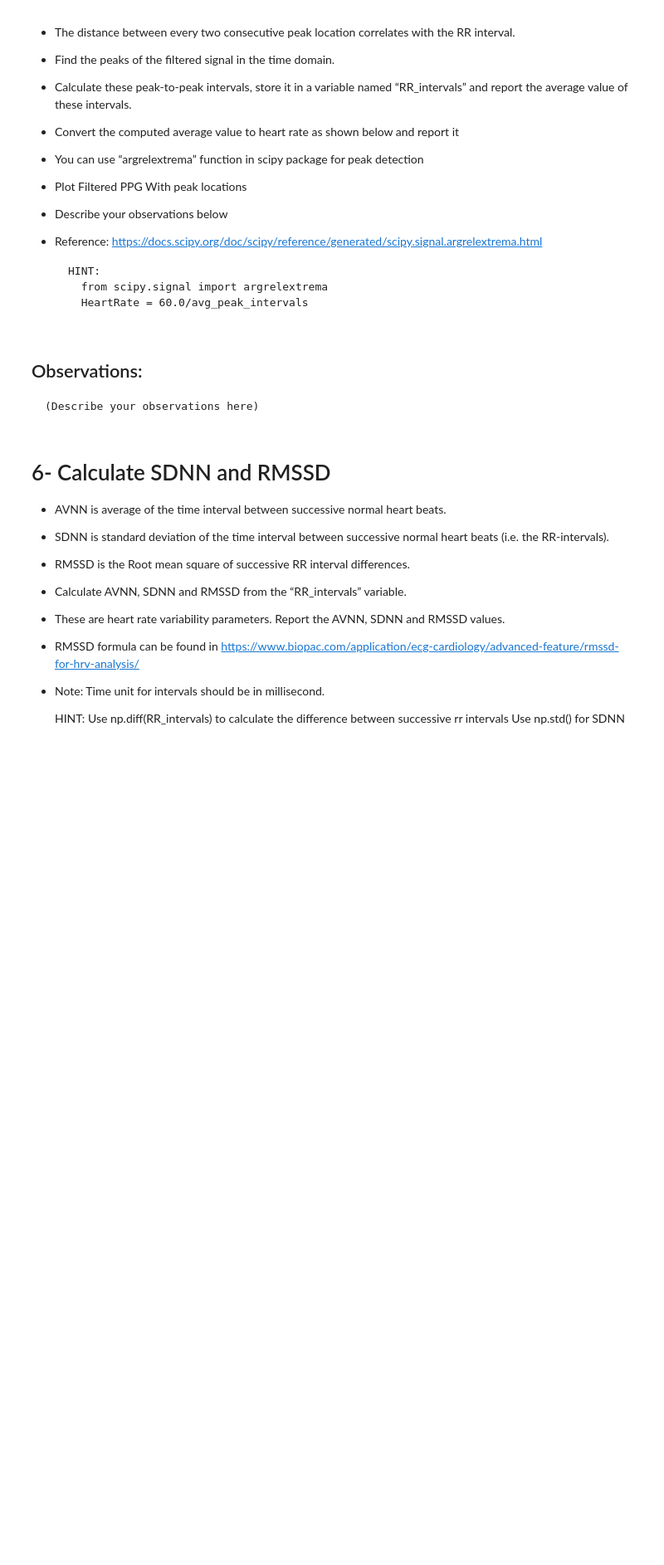
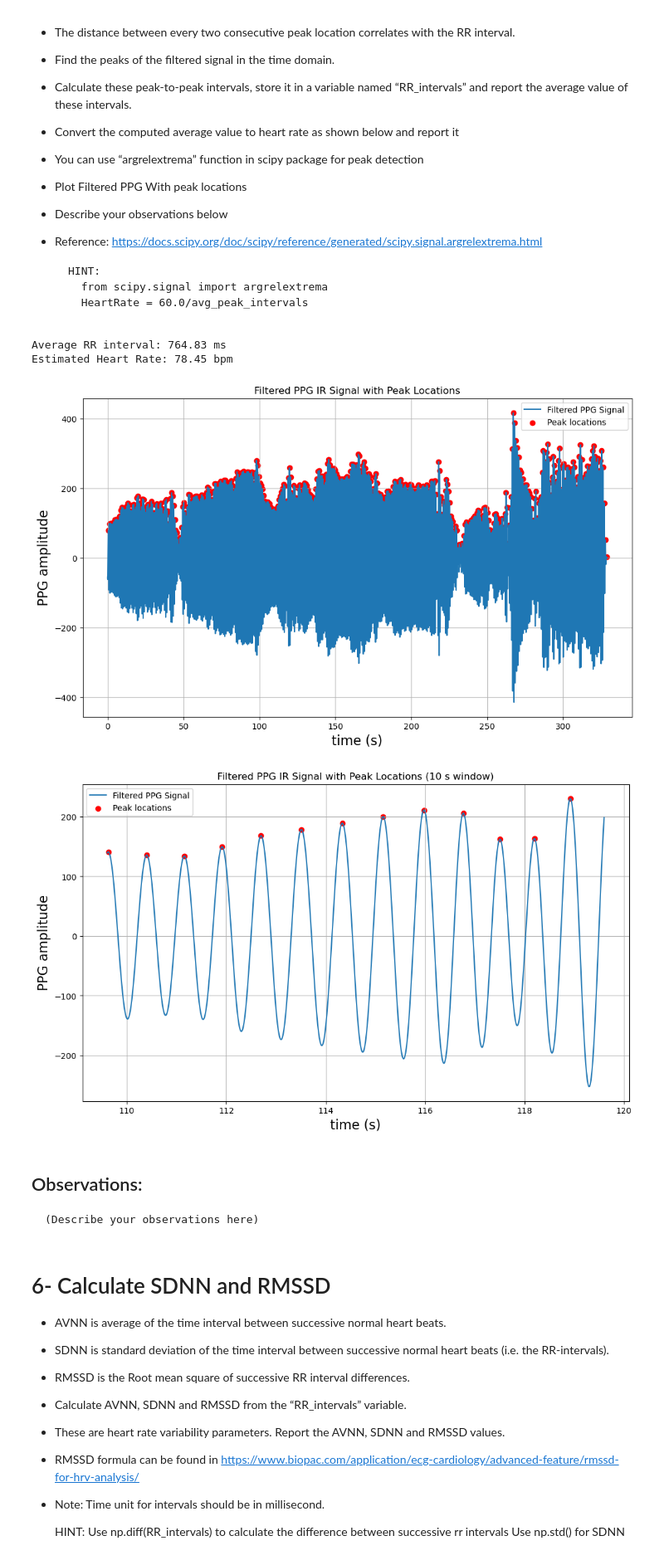
Before and after one commit to jtnorr/DTEK0042-ex-3, a Jupyter notebook: DTEK0042_Exercise_3.ipynb, the cells around one changed output. Shown at 83% size. Cells and saved outputs as stored; diff of their text form; code cells hidden in the pictures; blank space fills up the shorter version.

```diff
--- a/DTEK0042_Exercise_3.ipynb
+++ b/DTEK0042_Exercise_3.ipynb
@@ -106,3 +213,46 @@ plt.show()
+# %%
+from scipy.signal import argrelextrema
+
+peak_indices = argrelextrema(filtered_PPG, np.greater)[0]
+
+RR_intervals = np.diff(t[peak_indices])
+
+avg_peak_intervals = np.mean(RR_intervals)
+avg_RR_intervals_ms = avg_peak_intervals * 1000
+
+HeartRate = 60.0 / avg_peak_intervals
+
+print(f'Average RR interval: {avg_RR_intervals_ms:.2f} ms')
+print(f'Estimated Heart Rate: {HeartRate:.2f} bpm')
+
+plt.figure(figsize=(12,7))
+plt.plot(t, filtered_PPG, label='Filtered PPG Signal')
+plt.scatter(t[peak_indices], filtered_PPG[peak_indices], color='r', label='Peak locations')
+plt.title("Filtered PPG IR Signal with Peak Locations")
+plt.xlabel("time (s)", fontsize = 16)
+plt.ylabel("PPG amplitude", fontsize = 16)
+plt.grid(True)
+plt.legend()
+plt.show()
+
+# 10 s window
+
+window_peaks = peak_indices[(peak_indices >= start_i) & (peak_indices < end_i)]
+
+plt.figure(figsize=(12,7))
+plt.plot(t[start_i:end_i], filtered_PPG[start_i:end_i], label='Filtered PPG Signal')
+plt.scatter(t[window_peaks], filtered_PPG[window_peaks], color='r', label='Peak locations')
+plt.title("Filtered PPG IR Signal with Peak Locations (10 s window)")
+plt.xlabel("time (s)", fontsize = 16)
+plt.ylabel("PPG amplitude", fontsize = 16)
+plt.grid(True)
+plt.legend()
+plt.show()
+# %% [output]
+Average RR interval: 764.83 ms
+Estimated Heart Rate: 78.45 bpm
+[figure, added]
+[figure, added]
 # %% [markdown]
 ## Observations:
     (Describe your observations here)
```
Also changed, not shown: parts of 9 cells of this notebook.
